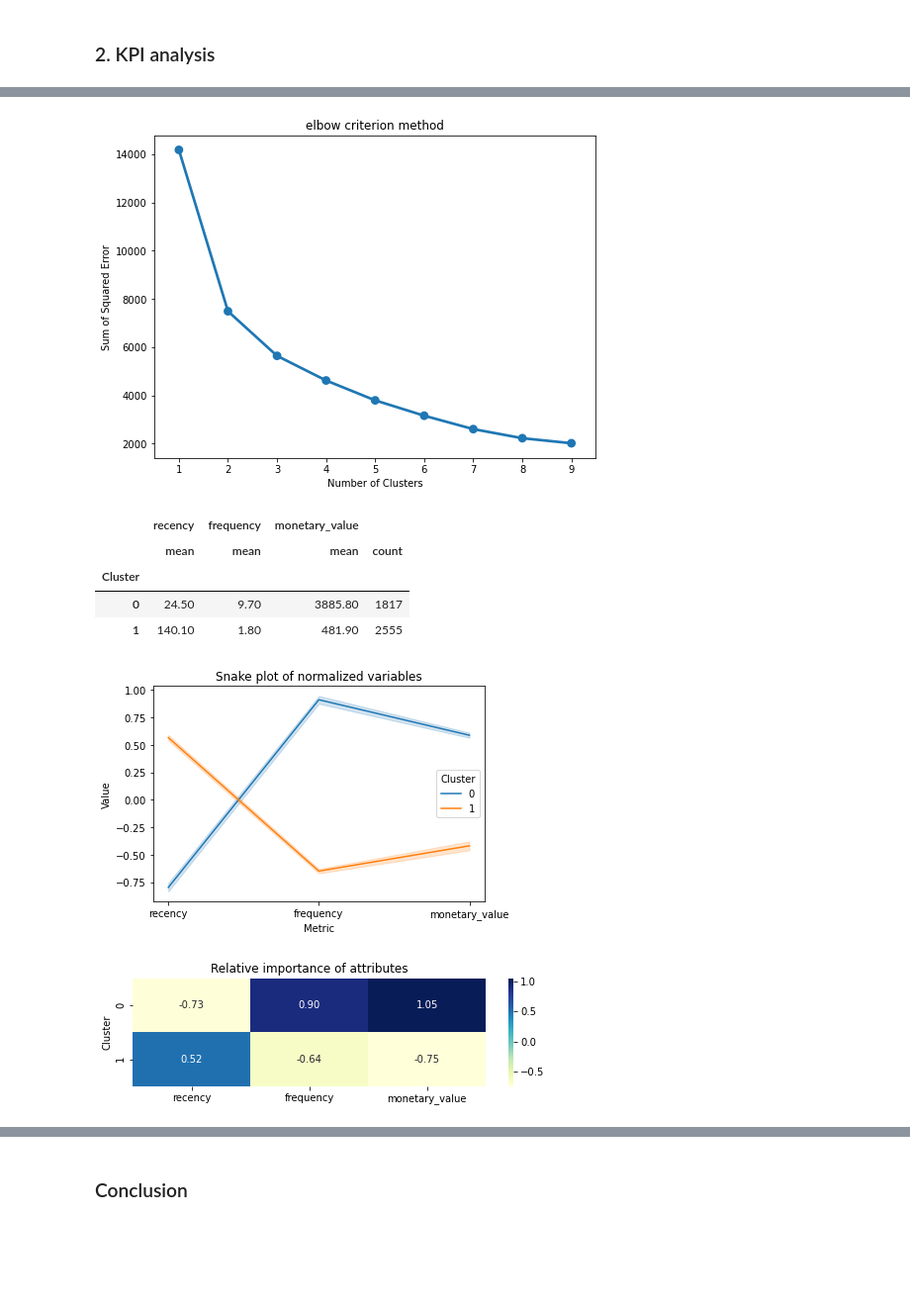
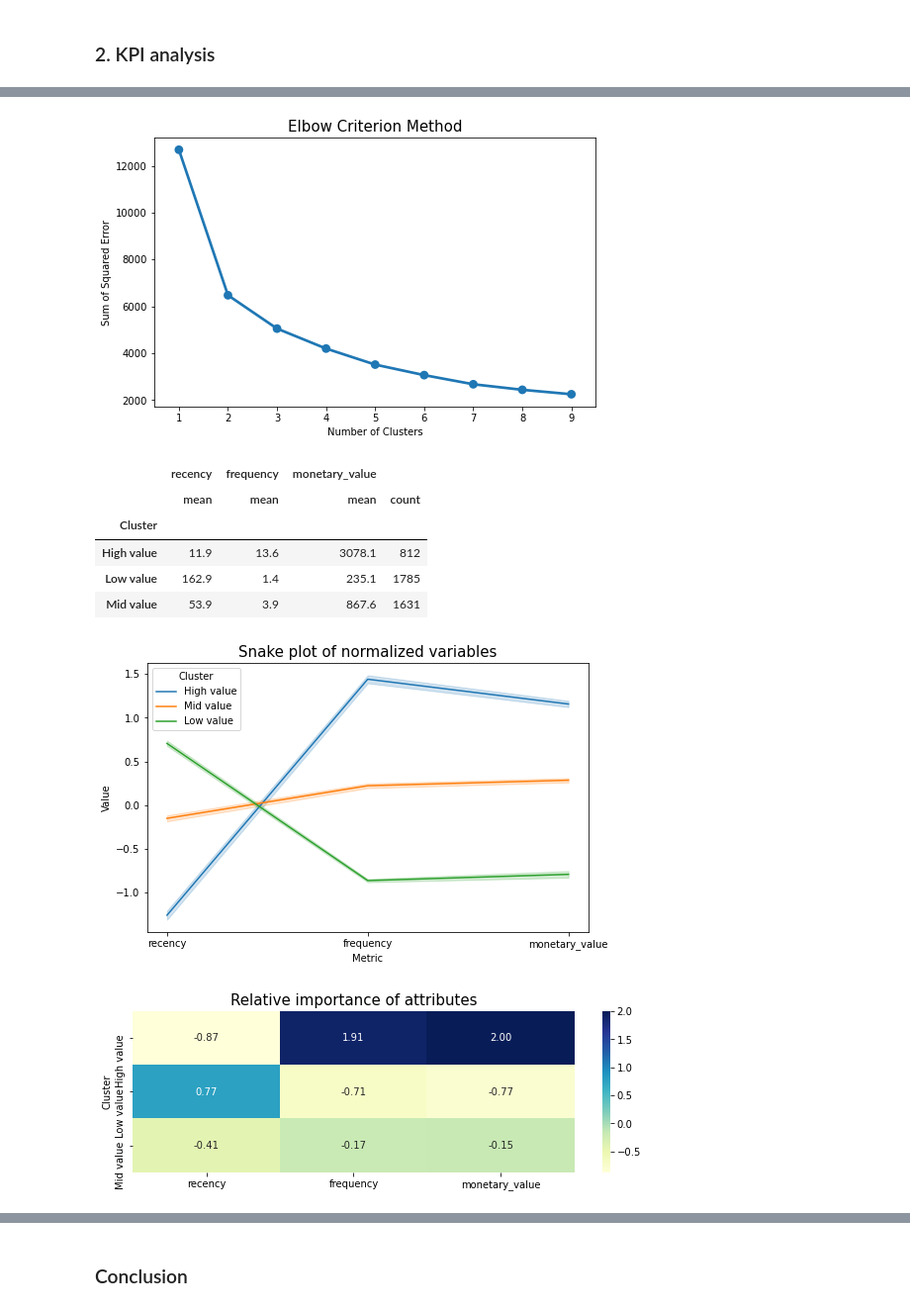
Before and after one commit to miji-lee-kr/CLV_Prediction_With_Cohort_Analysis, a Jupyter notebook: RFM_Cohort_UK_Retailer/RFM_Cohort_Analysis.ipynb, the cells around one changed output, grey strips where cells are left out. Shown at 99% size. Drawn from its saved outputs; the diff is of its cells as text; code cells hidden in the pictures; blank space fills up the shorter version.

```diff
--- a/RFM_Cohort_UK_Retailer/RFM_Cohort_Analysis.ipynb
+++ b/RFM_Cohort_UK_Retailer/RFM_Cohort_Analysis.ipynb
@@ -526,10 +500,0 @@ def rfm_sum_group(x):
-# %%
-rfm['rfm_total_group'] = rfm['sum_group'].apply(rfm_sum_group)
-
-rfm_sum = rfm.groupby('rfm_total_group').agg({'recency':'mean', 'frequency':'mean', 'monetary_value': 'mean', 'rfm_score':'size'})
-rfm_sum.rename(columns = {'rfm_score':"count", 'recency':'Recency(mean)', 'frequency':'Frequency(mean)',
-                         'monetary_value': 'Monetary Value(mean)'}, inplace = True)
-rfm_sum.sort_values(ascending = False, by = 'count', inplace = True)
-rfm_sum['percentage'] = round(100* rfm_sum['count']/sum(rfm_sum['count']),1)
-rfm_sum['label'] = rfm_sum.index + " ("+ rfm_sum['percentage'].astype(str) +"%)"
-rfm_sum
@@ -590,6 +507,8 @@ three prerequisite of k-means clustering; 1. 같은 average value, std, var 2. n
 # %%
+# replace negative values with positive values first
+
 def remove_negative(x):
-    if x <= 0:
+    if x <= 1:
         return 1
     else:
         return x
@@ -600,12 +519,12 @@ for c in cols:
 
 rfm_log = rfm[['recency', 'frequency', 'monetary_value']].apply(np.log, axis = 1)
 # %%
+# set all columns with the same scale with the same mean / std/ var using StandardScaler
+
 scaler = StandardScaler()
-scaler.fit(rfm_log)
 
-rfm_normalized= scaler.transform(rfm_log)
-
-rfm_normalized = pd.DataFrame(rfm_normalized, index = rfm.index, columns = rfm_log.columns)
+rfm_normalized= scaler.fit_transform(rfm_log)
+rfm_normalized = pd.DataFrame(rfm_normalized, index = rfm_log.index, columns = rfm_log.columns)
 rfm_normalized.describe()
 # %% [output]
 |  | recency | frequency | monetary_value |
@@ -640,20 +563,18 @@ for k in range (1,10):
     kmeans.fit(rfm_normalized)
     sse[k] = kmeans.inertia_
 
-plt.figure(figsize = (8,6))
-plt.title('elbow criterion method')
+plt.figure(figsize = (8,5))
+plt.title('Elbow Criterion Method', size = 15)
 plt.xlabel('Number of Clusters')
 plt.ylabel('Sum of Squared Error')
 sns.pointplot(x = list(sse.keys()), y = list(sse.values()))
 plt.show()
-
-# 가장 각도가 작은 포인트: 2
 # %% [output]
-[figure, old version]
+[figure, new version]
 # %%
 # compute k-means clustering on pre-processed data
 
-kc = KMeans(n_clusters=2, random_state=42)
+kc = KMeans(n_clusters=3, random_state=42)
 kc.fit(rfm_normalized)
 
 # extract the clustered labels
@@ -661,6 +582,7 @@ kc.fit(rfm_normalized)
 cluster_labels = kc.labels_
 rfm_copy = rfm[['recency', 'frequency','monetary_value']]
 rfm_kc = rfm_copy.assign(Cluster = cluster_labels)
+rfm_kc= rfm_kc.replace({'Cluster': {2:'Low value', 0: 'Mid value', 1: 'High value'}})
 
 # analyzing average RFM values of each cluster with a raw-data
 
@@ -671,8 +593,9 @@ rfm_groupby
 |  | recency | frequency | monetary_value |  |
 |  | mean | mean | mean | count |
 | Cluster |  |  |  |  |
-| 0 | 24.50 | 9.70 | 3885.80 | 1817 |
-| 1 | 140.10 | 1.80 | 481.90 | 2555 |
+| High value | 11.9 | 13.6 | 3078.1 | 812 |
+| Low value | 162.9 | 1.4 | 235.1 | 1785 |
+| Mid value | 53.9 | 3.9 | 867.6 | 1631 |
 # %%
 # build customer personas - snake plots
 
@@ -680,25 +603,23 @@ rfm_normalized = rfm_normalized.assign(Cluster = cluster_labels)
 rfm_melt = pd.melt(rfm_normalized.reset_index(), id_vars = ['CustomerID', 'Cluster'], value_vars = ['recency', 'frequency', 'monetary_value'], var_name = 'metric',
                                                  value_name = 'value')
 
-plt.title("Snake plot of normalized variables")
+rfm_melt= rfm_melt.replace({'Cluster': {2:'Low value', 0: 'Mid value', 1: 'High value'}})
+plt.figure(figsize = (8,5))
+plt.title("Snake plot of normalized variables", size = 15)
 plt.xlabel('Metric')
 plt.ylabel('Value')
 sns.lineplot(data= rfm_melt, x='metric', y='value', hue='Cluster');
 # %% [output]
-[figure, old version]
+[figure, new version]
 # %%
 # relevant importance heatmap
 
 cluster_avg = rfm_kc.groupby(['Cluster']).mean()
-
-# Calculate average RFM values for the total customer population
 population_avg = rfm_copy.mean()
-
-# Calculate relative importance of cluster's attribute value compared to population
 relative_imp = cluster_avg / population_avg - 1
 
-plt.figure(figsize=(8,2))
-plt.title('Relative importance of attributes')
-sns.heatmap(data=relative_imp, annot=True, fmt='.2f',cmap='YlGnBu')
+plt.figure(figsize=(10,3))
+plt.title('Relative importance of attributes', size = 15)
+sns.heatmap(data=relative_imp, annot=True, fmt='.2f',cmap='YlGnBu');
 # %% [output]
-[figure, old version]
+[figure, new version]
```
Also changed, not shown: parts of 103 cells of this notebook, 6 other files.
